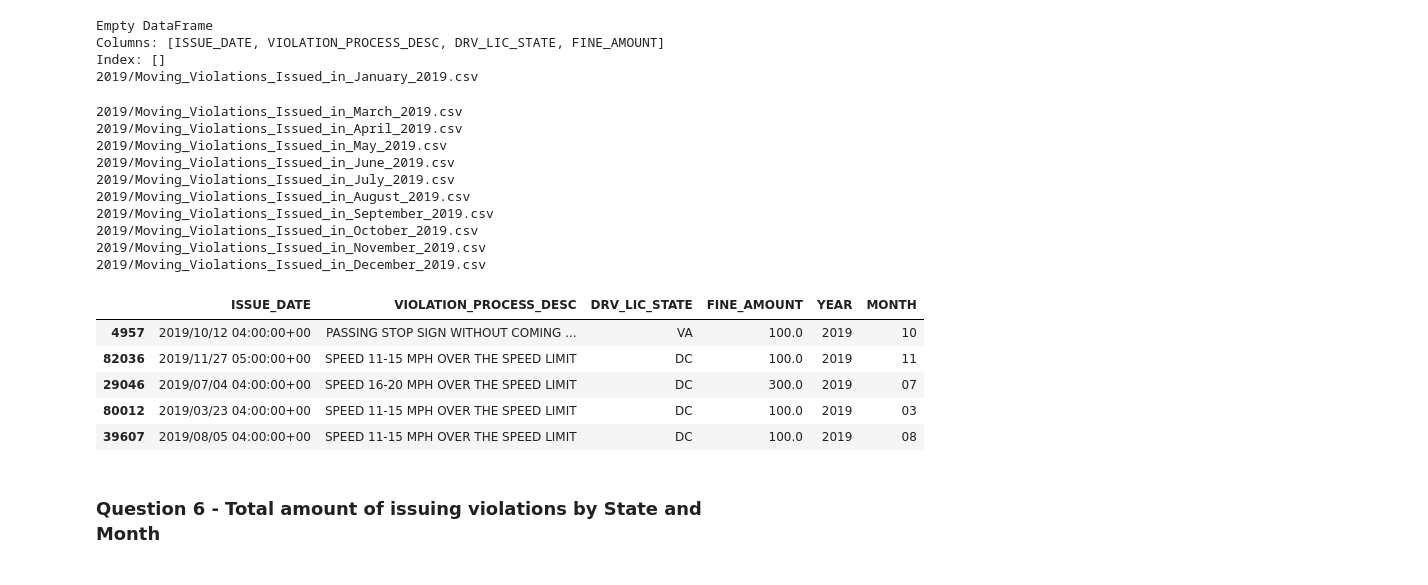
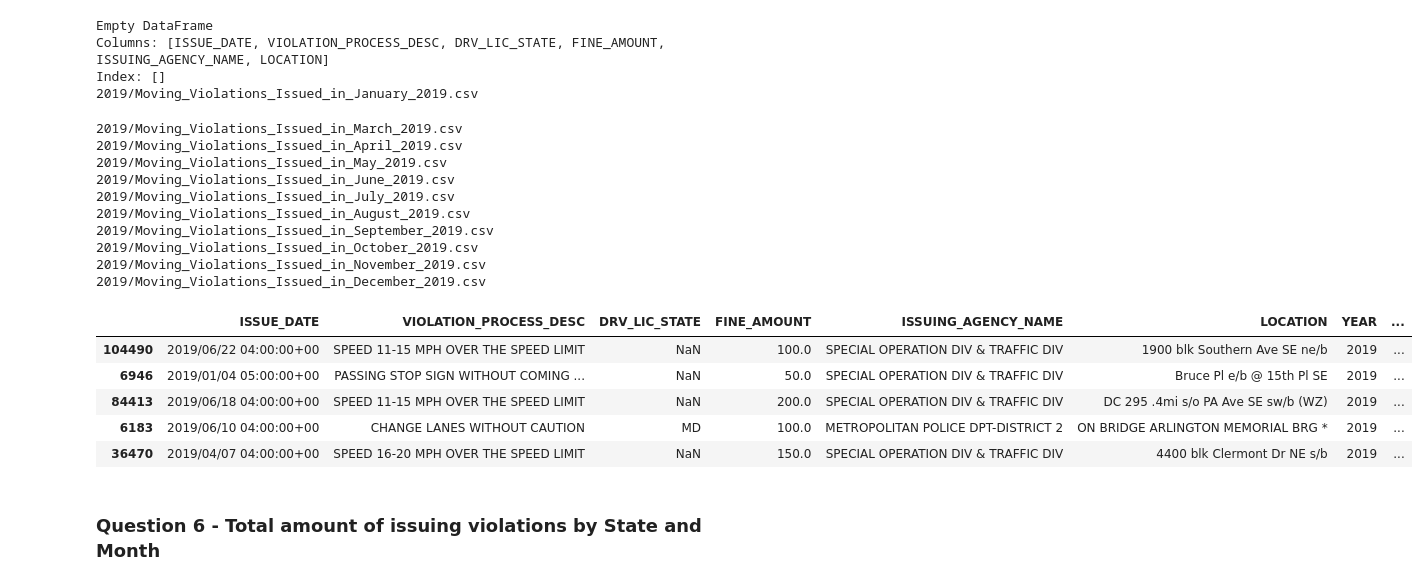
Before and after one commit to Renier83/API-challenge1, a Jupyter notebook: Project/Path_violation.ipynb, the cells around one changed output. Saved outputs shown, nothing was run; the diff lists cells and outputs as text; code cells hidden in the pictures.

```diff
--- a/Project/Path_violation.ipynb
+++ b/Project/Path_violation.ipynb
@@ -60,10 +60,10 @@ https://opendata.arcgis.com/datasets/a1f2142a687b425ab49f5ec016f99e24_11.csv
 moving_violations_issued_in_december_2019.csv
 -1 / unknown2019//Moving_Violations_Issued_in_December_2019 (1).csv
 # %%
-column_names = ["ISSUE_DATE","VIOLATION_PROCESS_DESC","DRV_LIC_STATE","FINE_AMOUNT"]
+column_names = ["ISSUE_DATE","VIOLATION_PROCESS_DESC","DRV_LIC_STATE","FINE_AMOUNT", "ISSUING_AGENCY_NAME", "LOCATION"]
 
-y2019_df = pd.DataFrame(columns = column_names)
-print(y2019_df)
+all_data_twozeroonenine_df = pd.DataFrame(columns = column_names)
+print(all_data_twozeroonenine_df)
 
 first_month = "True"
 
@@ -83,22 +83,22 @@ for file in csv_files:
 
     month_df = pd.read_csv(file_path)
 
-    temp_df = month_df.loc[:,["ISSUE_DATE","VIOLATION_PROCESS_DESC","DRV_LIC_STATE","FINE_AMOUNT"]]
-    temp_df = temp_df[temp_df['DRV_LIC_STATE'].isin(["DC","MD","VA"])==True]
-    temp_df.dropna(subset=["DRV_LIC_STATE"])
+    temp_df = month_df.loc[:,["ISSUE_DATE","VIOLATION_PROCESS_DESC","DRV_LIC_STATE","FINE_AMOUNT", "ISSUING_AGENCY_NAME", "LOCATION"]]
+    #temp_df = temp_df[temp_df['DRV_LIC_STATE'].isin(["DC","MD","VA"])==True]
+    #temp_df.dropna(subset=["DRV_LIC_STATE"])
 
     if first_month == "True":
-        y2019_df = temp_df
+        all_data_twozeroonenine_df = temp_df
         first_month = "False"
     else:
-        csv_df = pd.concat([y2019_df, temp_df])
-        y2019_df = csv_df
+        csv_df = pd.concat([all_data_twozeroonenine_df, temp_df])
+        all_data_twozeroonenine_df = csv_df
         #break
 
-y2019_df.to_csv("2019/final.csv")
+all_data_twozeroonenine_df.to_csv("2019/final.csv")
 # %% [output]
 Empty DataFrame
-Columns: [ISSUE_DATE, VIOLATION_PROCESS_DESC, DRV_LIC_STATE, FINE_AMOUNT]
+Columns: [ISSUE_DATE, VIOLATION_PROCESS_DESC, DRV_LIC_STATE, FINE_AMOUNT, ISSUING_AGENCY_NAME, LOCATION]
 Index: []
 2019/Moving_Violations_Issued_in_January_2019.csv
 2019/Moving_Violations_Issued_in_March_2019.csv
@@ -112,16 +112,17 @@ Index: []
 2019/Moving_Violations_Issued_in_November_2019.csv
 2019/Moving_Violations_Issued_in_December_2019.csv
 # %%
-y2019_df["YEAR"] = y2019_df['ISSUE_DATE'].str.split('/').str[0]
-y2019_df["MONTH"] = y2019_df['ISSUE_DATE'].str.split('/').str[1]
 
-y2019_df.sample(5)
+all_data_twozeroonenine_df["YEAR"] = all_data_twozeroonenine_df['ISSUE_DATE'].str.split('/').str[0]
+all_data_twozeroonenine_df["MONTH"] = all_data_twozeroonenine_df['ISSUE_DATE'].str.split('/').str[1]
+
+all_data_twozeroonenine_df.sample(5)
 # %% [output]
-|  | ISSUE_DATE | VIOLATION_PROCESS_DESC | DRV_LIC_STATE | FINE_AMOUNT | YEAR | MONTH |
-| 4957 | 2019/10/12 04:00:00+00 | PASSING STOP SIGN WITHOUT COMING ... | VA | 100.0 | 2019 | 10 |
-| 82036 | 2019/11/27 05:00:00+00 | SPEED 11-15 MPH OVER THE SPEED LIMIT | DC | 100.0 | 2019 | 11 |
-| 29046 | 2019/07/04 04:00:00+00 | SPEED 16-20 MPH OVER THE SPEED LIMIT | DC | 300.0 | 2019 | 07 |
-| 80012 | 2019/03/23 04:00:00+00 | SPEED 11-15 MPH OVER THE SPEED LIMIT | DC | 100.0 | 2019 | 03 |
-| 39607 | 2019/08/05 04:00:00+00 | SPEED 11-15 MPH OVER THE SPEED LIMIT | DC | 100.0 | 2019 | 08 |
+|  | ISSUE_DATE | VIOLATION_PROCESS_DESC | DRV_LIC_STATE | FINE_AMOUNT | ISSUING_AGENCY_NAME | LOCATION | YEAR | ... |
+| 104490 | 2019/06/22 04:00:00+00 | SPEED 11-15 MPH OVER THE SPEED LIMIT | NaN | 100.0 | SPECIAL OPERATION DIV & TRAFFIC DIV | 1900 blk Southern Ave SE ne/b | 2019 | ... |
+| 6946 | 2019/01/04 05:00:00+00 | PASSING STOP SIGN WITHOUT COMING ... | NaN | 50.0 | SPECIAL OPERATION DIV & TRAFFIC DIV | Bruce Pl e/b @ 15th Pl SE | 2019 | ... |
+| 84413 | 2019/06/18 04:00:00+00 | SPEED 11-15 MPH OVER THE SPEED LIMIT | NaN | 200.0 | SPECIAL OPERATION DIV & TRAFFIC DIV | DC 295 .4mi s/o PA Ave SE sw/b (WZ) | 2019 | ... |
+| 6183 | 2019/06/10 04:00:00+00 | CHANGE LANES WITHOUT CAUTION | MD | 100.0 | METROPOLITAN POLICE DPT-DISTRICT 2 | ON BRIDGE ARLINGTON MEMORIAL BRG * | 2019 | ... |
+| 36470 | 2019/04/07 04:00:00+00 | SPEED 16-20 MPH OVER THE SPEED LIMIT | NaN | 150.0 | SPECIAL OPERATION DIV & TRAFFIC DIV | 4400 blk Clermont Dr NE s/b | 2019 | ... |
 # %% [markdown]
 ### Question 6 - Total amount of issuing violations by State and Month
```
Also changed, not shown: parts of 10 cells of this notebook, 13 other files.
